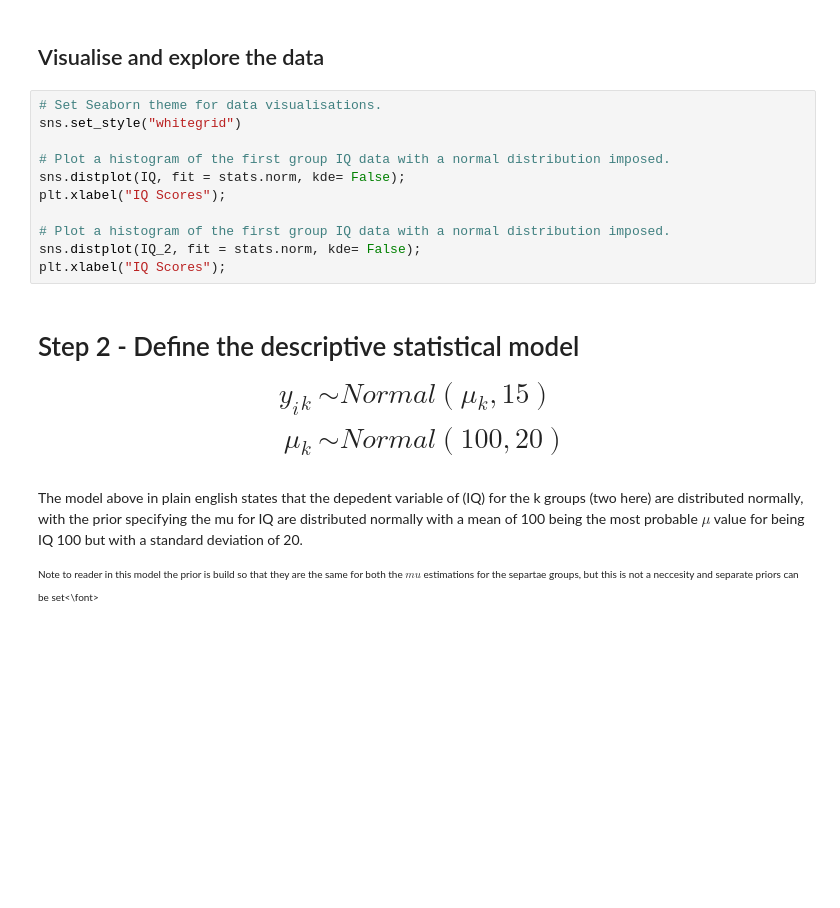
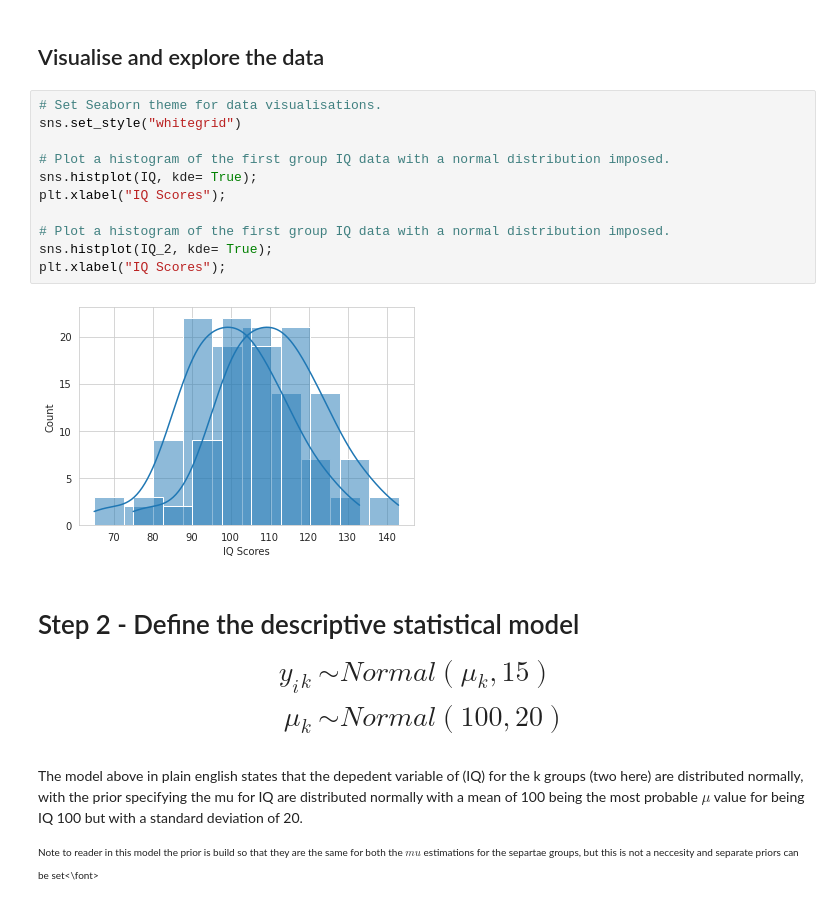
Before and after one commit to ebrlab/Statistical-methods-for-research-workers-bayes-for-psychologists-and-neuroscientists, a Jupyter notebook: Chapter_1_-_Z-test/Ch1_Bayesian Z-test.ipynb, the cells around one changed output. Drawn from its saved outputs; the diff is of its cells as text; blank space fills up the shorter version.

```diff
--- a/Chapter_1_-_Z-test/Ch1_Bayesian Z-test.ipynb
+++ b/Chapter_1_-_Z-test/Ch1_Bayesian Z-test.ipynb
@@ -320,14 +371,16 @@ IQ_2 = np.round(np.random.normal(loc = 110, scale = 15, size = 100))
 # %%
 # Set Seaborn theme for data visualisations.
 sns.set_style("whitegrid")
 
 # Plot a histogram of the first group IQ data with a normal distribution imposed.
-sns.distplot(IQ, fit = stats.norm, kde= False);
+sns.histplot(IQ, kde= True);
 plt.xlabel("IQ Scores");
 
 # Plot a histogram of the first group IQ data with a normal distribution imposed.
-sns.distplot(IQ_2, fit = stats.norm, kde= False);
+sns.histplot(IQ_2, kde= True);
 plt.xlabel("IQ Scores");
+# %% [output]
+[figure, added]
 # %% [markdown]
 # Step 2 - Define the descriptive statistical model \begin{align*}
 y_i{_k} &\sim Normal(\mu{_k},15)
```
Also changed, not shown: parts of 23 cells of this notebook.
